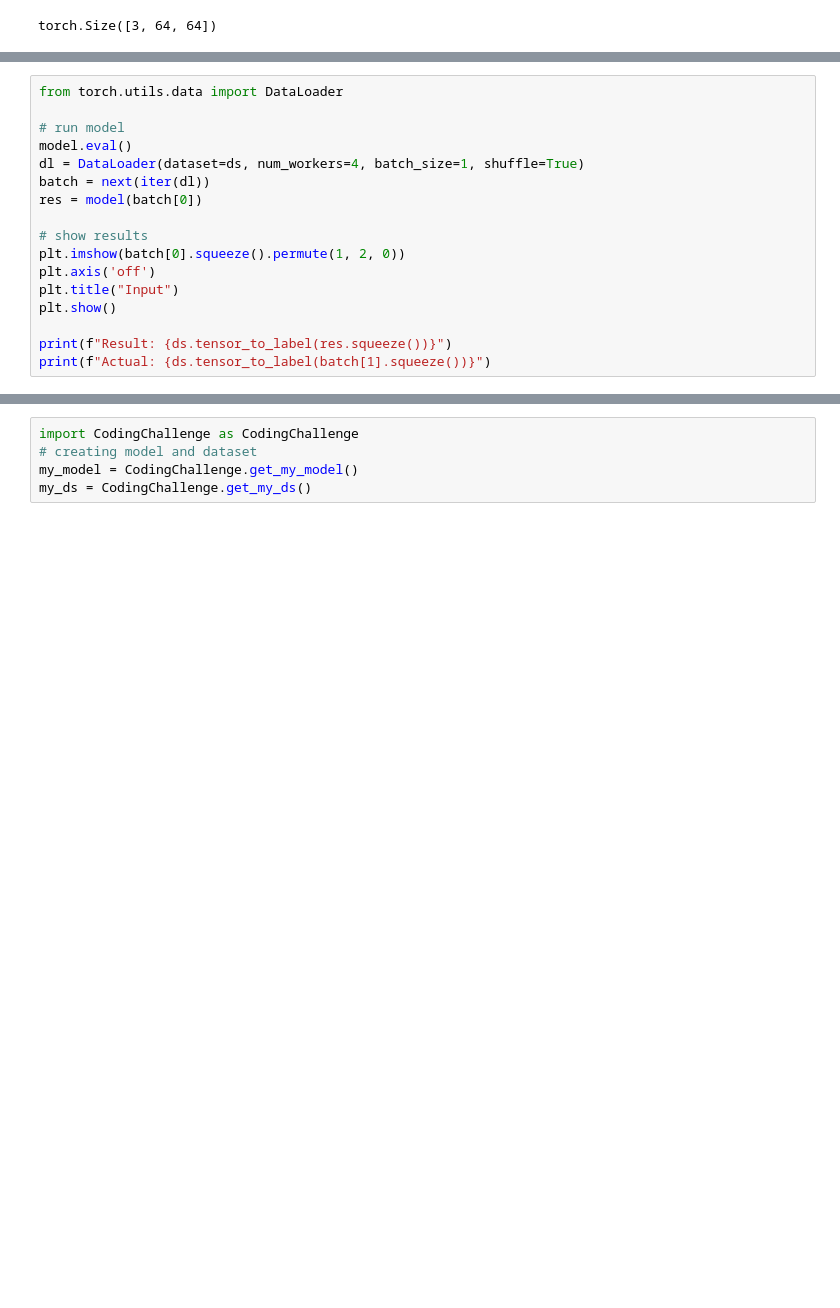
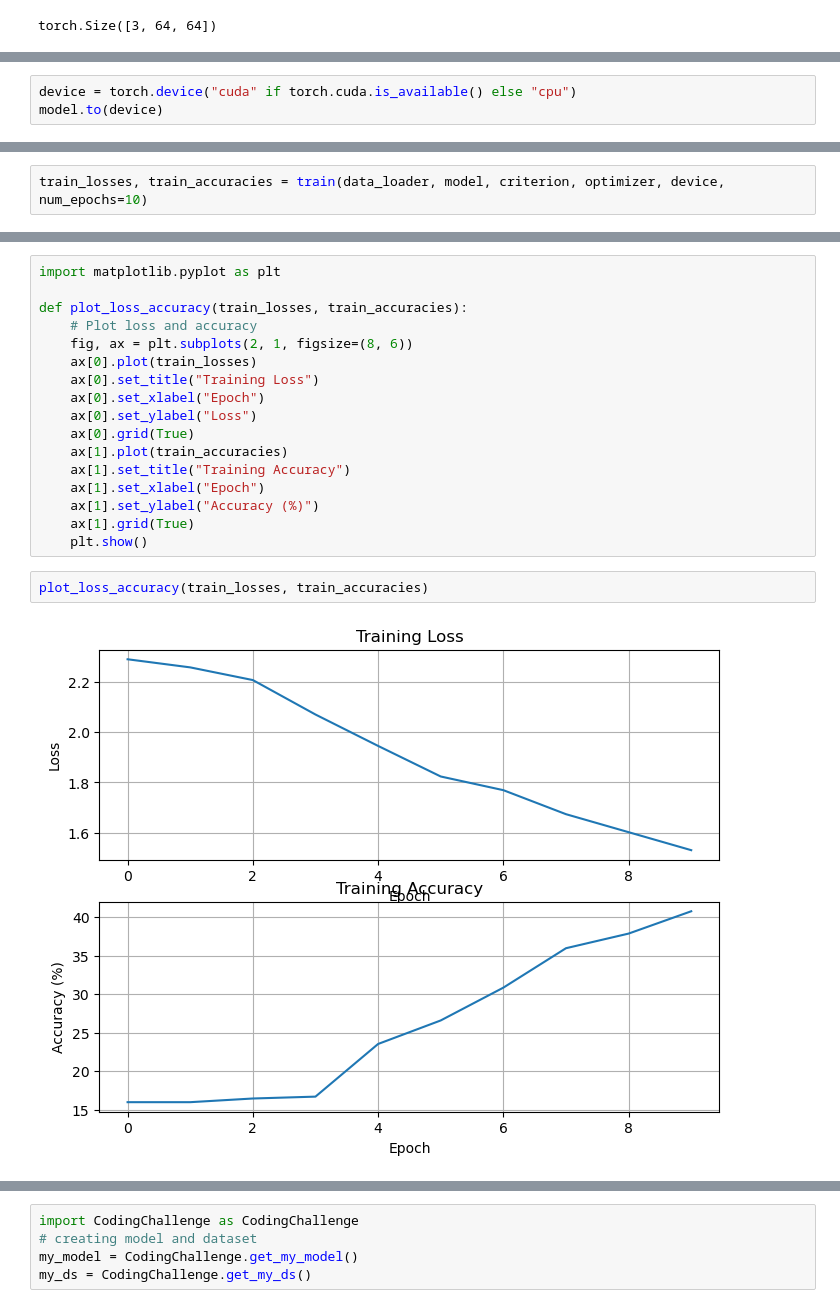
Before and after one commit to MatthiasPersonnaz/cv4rs-code-challenge, a Jupyter notebook: CodingChallenge.ipynb, the cells around one changed output, grey strips where cells are left out. Cells and saved outputs as stored; diff of their text form; blank space fills up the shorter version.

```diff
--- a/CodingChallenge.ipynb
+++ b/CodingChallenge.ipynb
@@ -129,17 +87,0 @@ Non-trainable params: 0
-# %%
-from torch.utils.data import DataLoader
-
-# run model
-model.eval()
-dl = DataLoader(dataset=ds, num_workers=4, batch_size=1, shuffle=True)
-batch = next(iter(dl))
-res = model(batch[0])
-
-# show results
-plt.imshow(batch[0].squeeze().permute(1, 2, 0))
-plt.axis('off')
-plt.title("Input")
-plt.show()
-
-print(f"Result: {ds.tensor_to_label(res.squeeze())}")
-print(f"Actual: {ds.tensor_to_label(batch[1].squeeze())}")
@@ -155,0 +177,3 @@ validation_loader = torch.utils.data.DataLoader(validation_set, batch_size=4, sh
+# %%
+device = torch.device("cuda" if torch.cuda.is_available() else "cpu")
+model.to(device)
@@ -155,0 +241,2 @@ validation_loader = torch.utils.data.DataLoader(validation_set, batch_size=4, sh
+# %%
+train_losses, train_accuracies = train(data_loader, model, criterion, optimizer, device, num_epochs=10)
@@ -156 +261,22 @@ validation_loader = torch.utils.data.DataLoader(validation_set, batch_size=4, sh
+# %%
+import matplotlib.pyplot as plt
+
+def plot_loss_accuracy(train_losses, train_accuracies):
+    # Plot loss and accuracy
+    fig, ax = plt.subplots(2, 1, figsize=(8, 6))
+    ax[0].plot(train_losses)
+    ax[0].set_title("Training Loss")
+    ax[0].set_xlabel("Epoch")
+    ax[0].set_ylabel("Loss")
+    ax[0].grid(True)
+    ax[1].plot(train_accuracies)
+    ax[1].set_title("Training Accuracy")
+    ax[1].set_xlabel("Epoch")
+    ax[1].set_ylabel("Accuracy (%)")
+    ax[1].grid(True)
+    plt.show()
+# %%
+plot_loss_accuracy(train_losses, train_accuracies)
+# %% [output]
+[figure, added]
 # %% [markdown]
```
Also changed, not shown: parts of 22 cells of this notebook, 2 other files.
